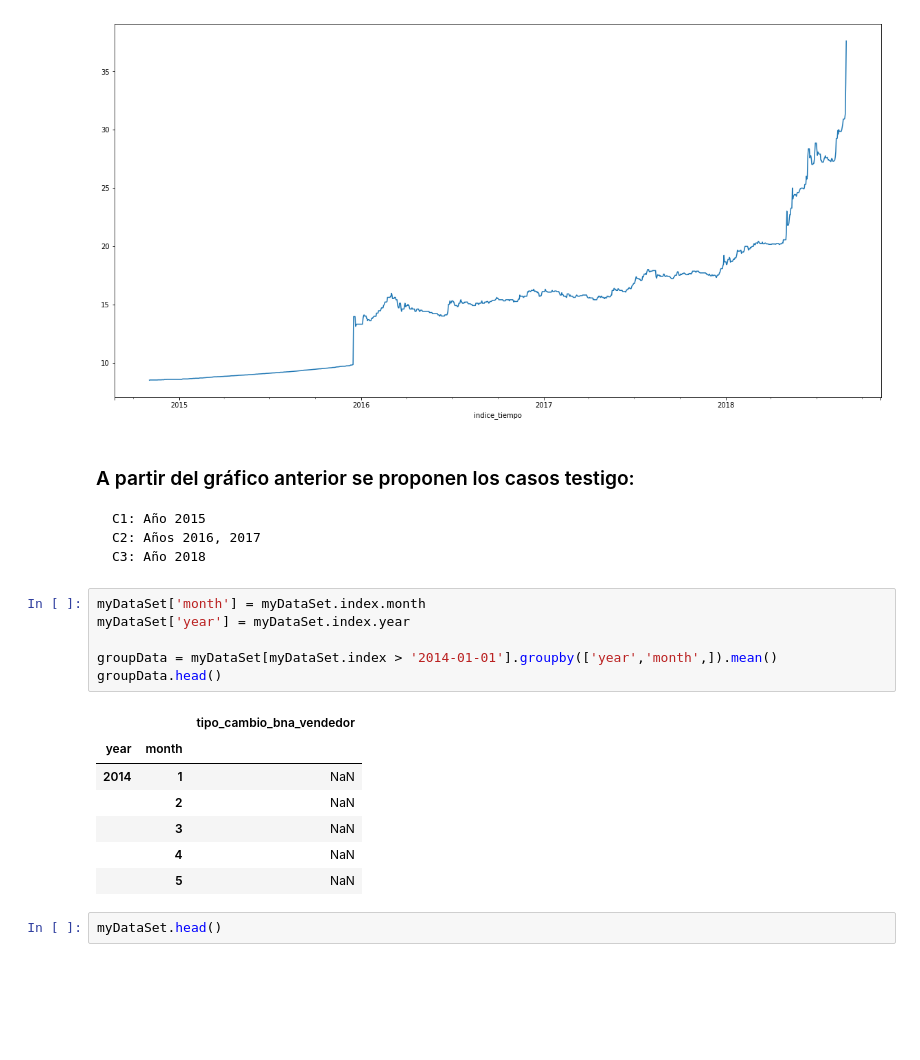
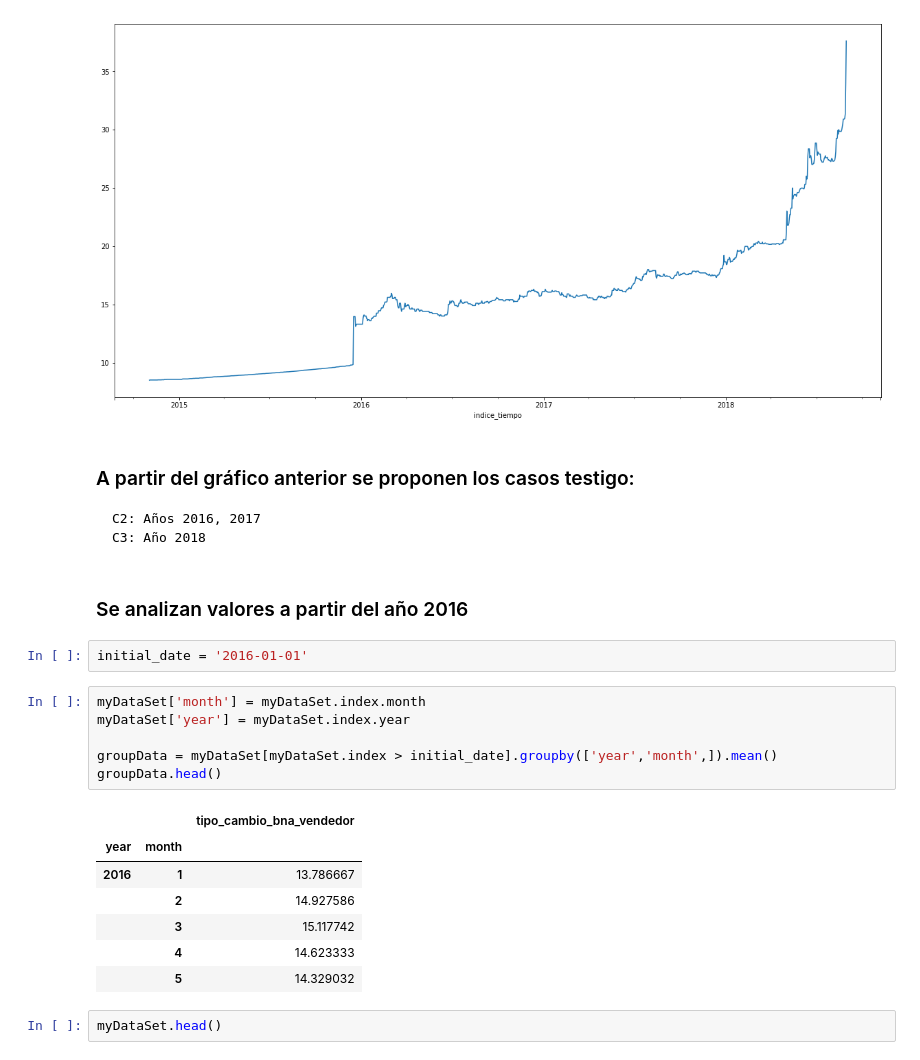
Before and after one commit to EJHortala/famaf, a Jupyter notebook: Aprendizaje no Supervisado/Practico 1/clustering dolar.ipynb, the cells around one changed output. Cells and saved outputs as stored; diff of their text form; blank space fills up the shorter version.

```diff
--- a/Aprendizaje no Supervisado/Practico 1/clustering dolar.ipynb
+++ b/Aprendizaje no Supervisado/Practico 1/clustering dolar.ipynb
@@ -66,23 +65,26 @@ myDataSet.plot(figsize=[20,10],legend=False,)
 [figure]
 # %% [markdown]
 ### A partir del gráfico anterior se proponen los casos testigo:
-    C1: Año 2015
     C2: Años 2016, 2017
     C3: Año 2018
+# %% [markdown]
+### Se analizan valores a partir del año 2016
+# %%
+initial_date = '2016-01-01'
 # %%
 myDataSet['month'] = myDataSet.index.month
 myDataSet['year'] = myDataSet.index.year
 
-groupData = myDataSet[myDataSet.index > '2014-01-01'].groupby(['year','month',]).mean()
+groupData = myDataSet[myDataSet.index > initial_date].groupby(['year','month',]).mean()
 groupData.head()
 # %% [output]
 |  |  | tipo_cambio_bna_vendedor |
 | year | month |  |
-| 2014 | 1 | NaN |
-|  | 2 | NaN |
-|  | 3 | NaN |
-|  | 4 | NaN |
-|  | 5 | NaN |
+| 2016 | 1 | 13.786667 |
+|  | 2 | 14.927586 |
+|  | 3 | 15.117742 |
+|  | 4 | 14.623333 |
+|  | 5 | 14.329032 |
 # %%
 myDataSet.head()
 # %% [output]
```
Also changed, not shown: parts of 14 cells of this notebook.
